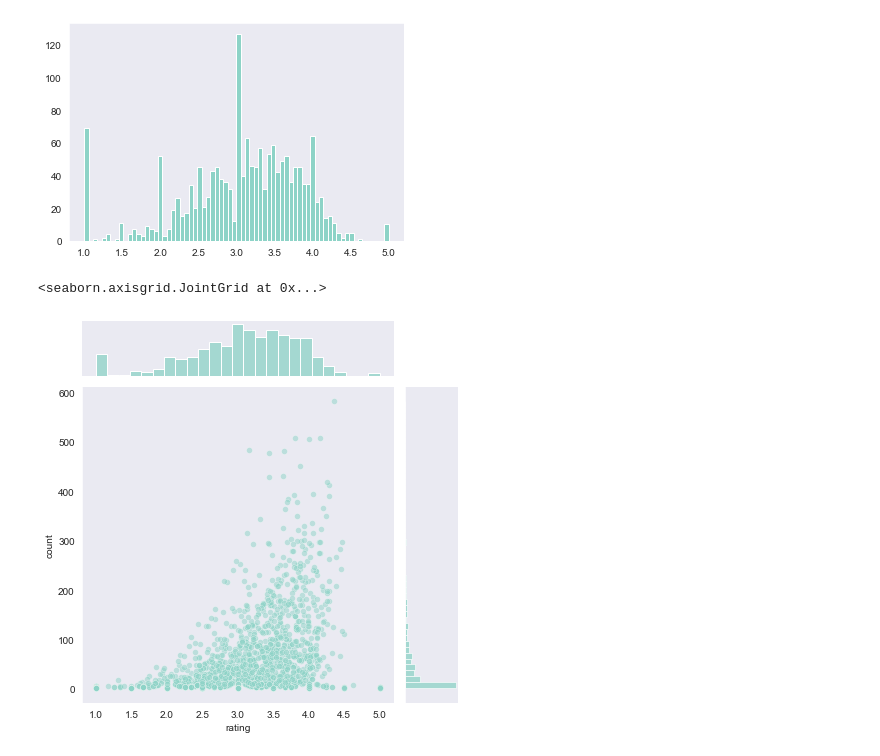
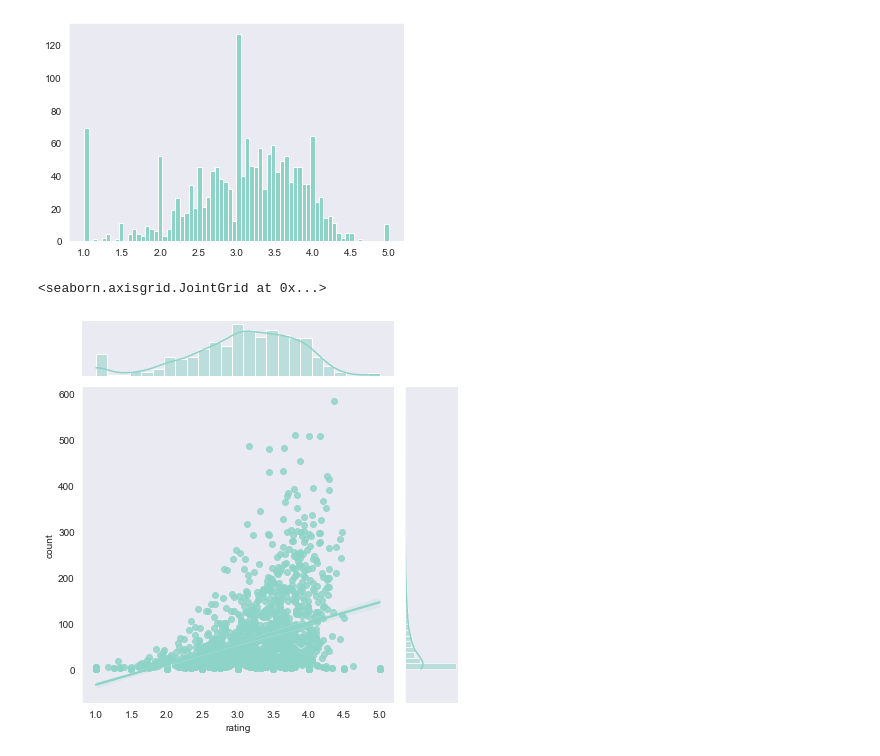
Before and after one commit to utkarshgupta2504/Data-Science, a Jupyter notebook: Movie Recommendation System/movieRecommendation.ipynb, the cells around one changed output. Cells and saved outputs as stored; diff of their text form; code cells hidden in the pictures.

```diff
--- a/Movie Recommendation System/movieRecommendation.ipynb
+++ b/Movie Recommendation System/movieRecommendation.ipynb
@@ -242,7 +242,7 @@ plt.show()
 # %% [output]
 [figure]
 # %%
-sns.jointplot(x='rating', y="count", data=mean_ratings, alpha=0.5)
+sns.jointplot(x='rating', y="count", data=mean_ratings, kind="reg")
 # %% [output]
 <seaborn.axisgrid.JointGrid at 0x...>
-[figure, old version]
+[figure, new version]
```
Also changed, not shown: parts of 21 cells of this notebook.
